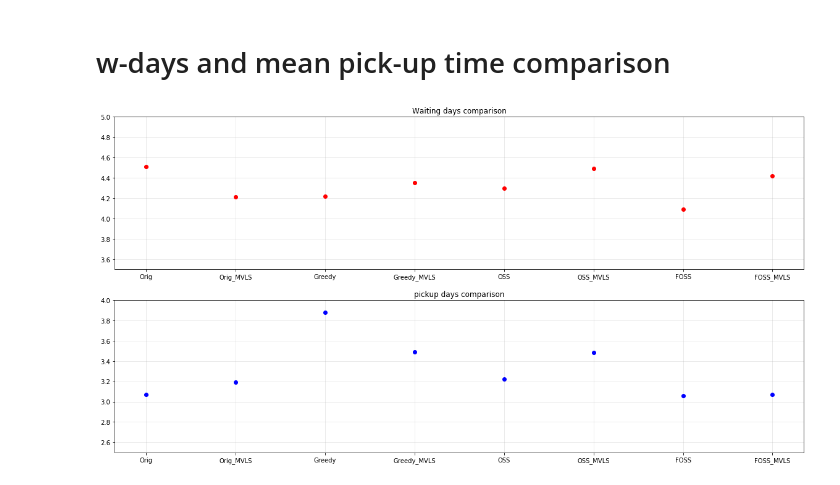
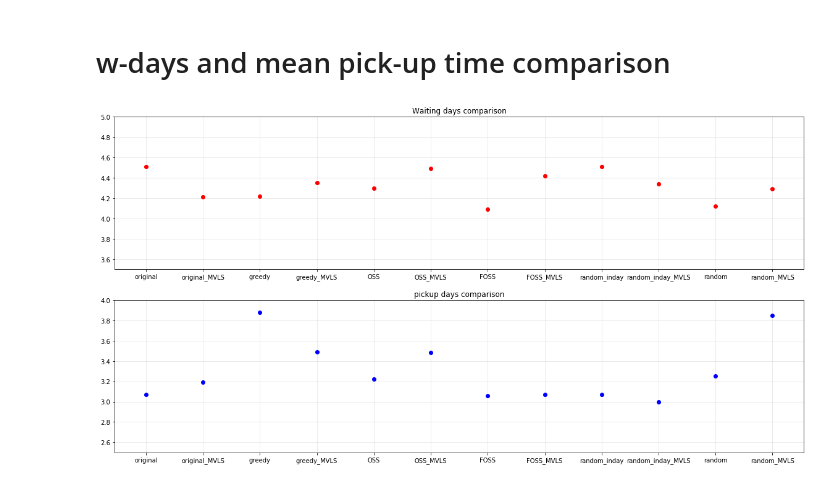
Before and after one commit to MassimoCavagna/Bachelor-Thesis, a Jupyter notebook: Dati/explorative_analysis/explorative analysis.ipynb, the cells around one changed output. Drawn from its saved outputs; the diff is of its cells as text; code cells hidden in the pictures.

Commit message:
results charts

```diff
--- a/Dati/explorative_analysis/explorative analysis.ipynb
+++ b/Dati/explorative_analysis/explorative analysis.ipynb
@@ -577,33 +577,33 @@ array([[3.07],
 # %%
 mp_v = pd.read_csv("FrequencesResults/mp_variables.csv", sep=";", index_col=0)
 ms_v = pd.read_csv("FrequencesResults/ms_variables.csv", sep=";", index_col=0)
 
 plt.figure(figsize=[20,10])
 
 plt.subplot(211)
 plt.title("Waiting days comparison")
 plt.plot(ms_v.values, 'or')
-plt.xticks(range(8), ["Orig", "Orig_MVLS", "Greedy", "Greedy_MVLS", "OSS", "OSS_MVLS", "FOSS", "FOSS_MVLS"])
+plt.xticks(range(12), ms_v.index)
 plt.ylim([3.5,5])
 plt.grid(alpha=0.3)
 
 plt.subplot(212)
 plt.title("pickup days comparison")
 plt.plot(mp_v.values, 'ob')
-plt.xticks(range(8), ["Orig", "Orig_MVLS", "Greedy", "Greedy_MVLS", "OSS", "OSS_MVLS", "FOSS", "FOSS_MVLS"])
+plt.xticks(range(12), mp_v.index)
 plt.ylim([2.5,4])
 plt.grid(alpha=0.3)
 
 # plt.subplot(122)
 # plt.title("Mean pickup time")
 # plt.plot(mp, 'ob')
 # plt.xticks(range(5), ["orig", "oss", "origMVLS", "greedyMVLS", "ossMVLS"])
 # plt.ylim([2.5,5])
 # plt.grid(alpha=0.3)
 
 plt.show()
 # %% [output]
-[figure, old version]
+[figure, new version]
 # %%
 mwdays = pd.read_csv("FrequencesResults/week_orders_mwdays.csv", encoding = "ISO-8859-1", index_col=0, header = None, squeeze = True)
 mwpudays = pd.read_csv("FrequencesResults/week_orders_mwpudays.csv", encoding = "ISO-8859-1", index_col=0, header= None, squeeze = True)
```
Also changed, not shown: 5 other files.
